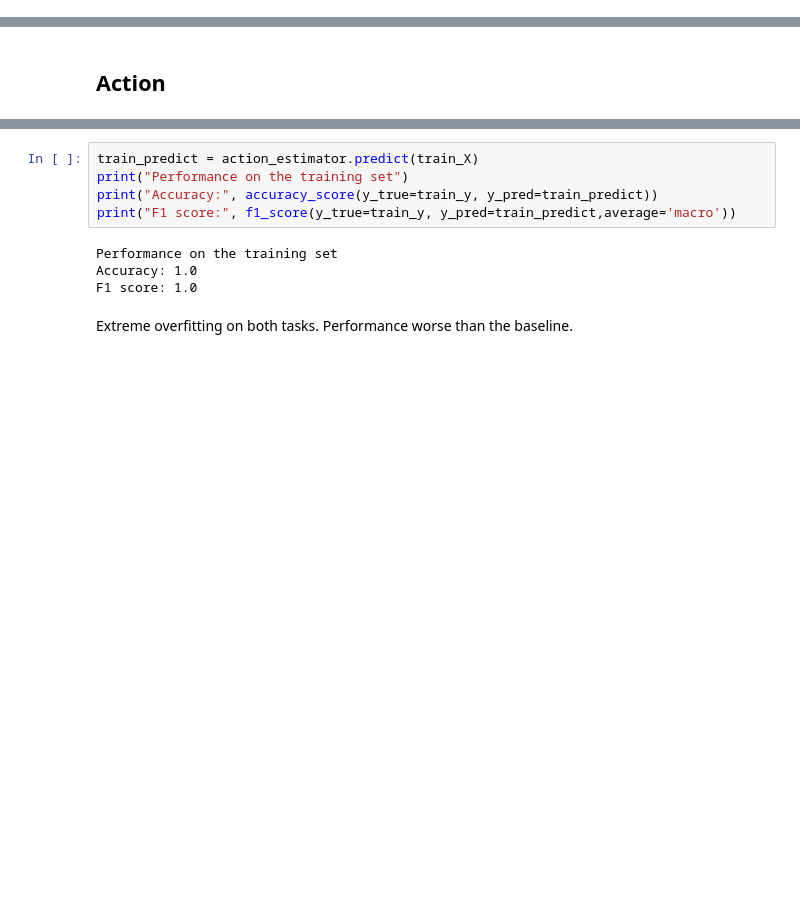
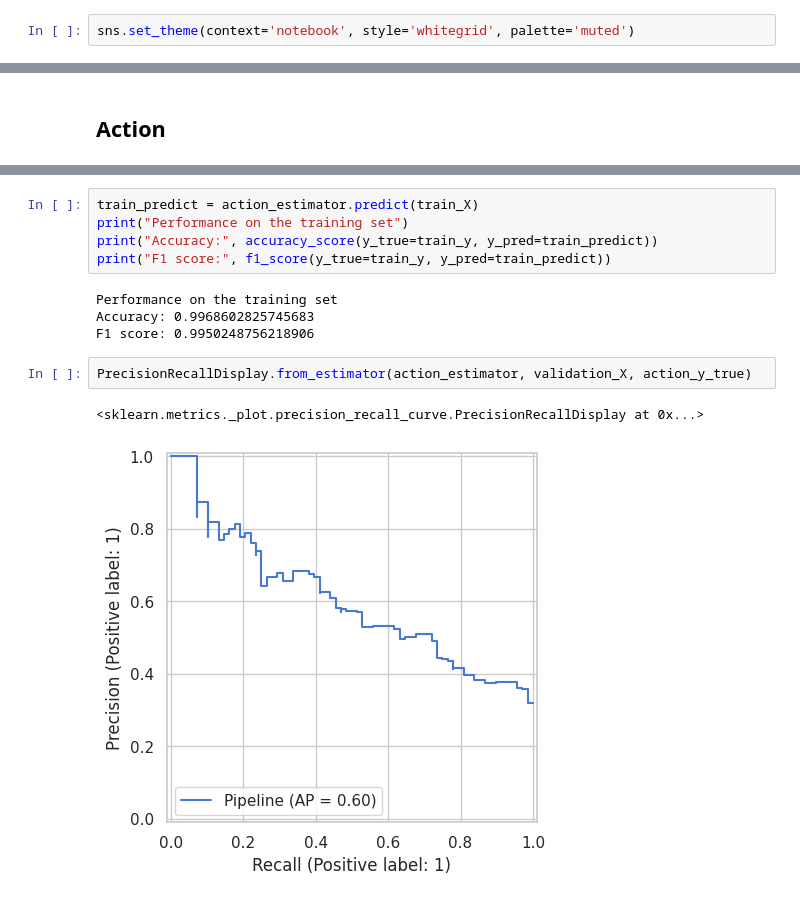
Before and after one commit to g-fabiani4-unipi/dm2_project, a Jupyter notebook: src/time_series/proximity_forest.ipynb, the cells around one changed output, grey strips where cells are left out. Saved outputs shown, nothing was run; the diff lists cells and outputs as text; blank space fills up the shorter version.

```diff
--- a/src/time_series/proximity_forest.ipynb
+++ b/src/time_series/proximity_forest.ipynb
@@ -13,3 +14,5 @@ from sklearn.metrics import classification_report, ConfusionMatrixDisplay, f1_sc
+# %%
+sns.set_theme(context='notebook', style='whitegrid', palette='muted')
 # %%
 data_dir = Path('../../results')
 train = pd.read_csv(data_dir / 'train_ts.csv', index_col='id')
@@ -156,10 +157,13 @@ ConfusionMatrixDisplay.from_predictions(y_true=action_y_true, y_pred=action_y_pr
 train_predict = action_estimator.predict(train_X)
 print("Performance on the training set")
 print("Accuracy:", accuracy_score(y_true=train_y, y_pred=train_predict))
-print("F1 score:", f1_score(y_true=train_y, y_pred=train_predict,average='macro'))
+print("F1 score:", f1_score(y_true=train_y, y_pred=train_predict))
 # %% [output]
 Performance on the training set
-Accuracy: 1.0
-F1 score: 1.0
+Accuracy: 0.9968602825745683
+F1 score: 0.9950248756218906
-# %% [markdown]
-Extreme overfitting on both tasks. Performance worse than the baseline.
+# %%
+PrecisionRecallDisplay.from_estimator(action_estimator, validation_X, action_y_true)
+# %% [output]
+<sklearn.metrics._plot.precision_recall_curve.PrecisionRecallDisplay at 0x...>
+[figure, added]
```
Also changed, not shown: parts of 24 cells of this notebook.
